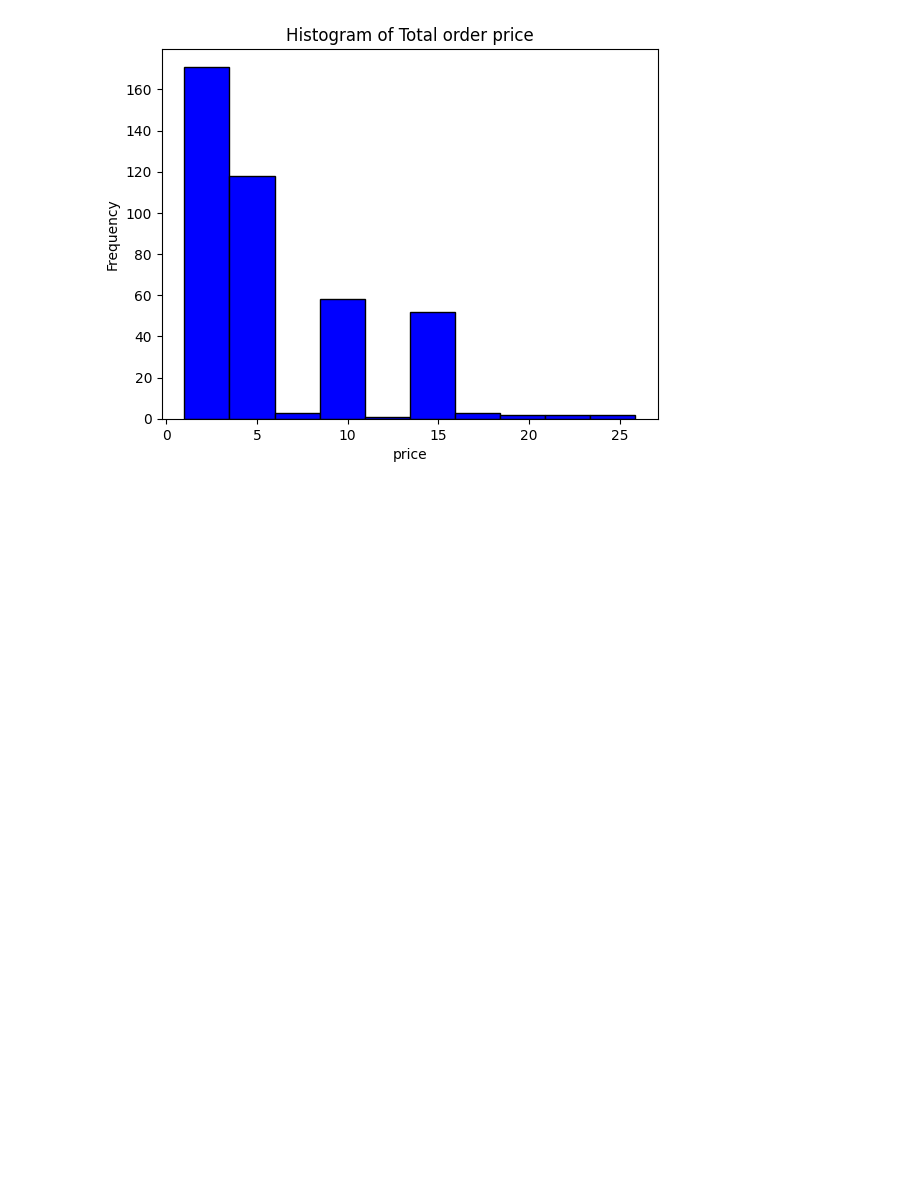
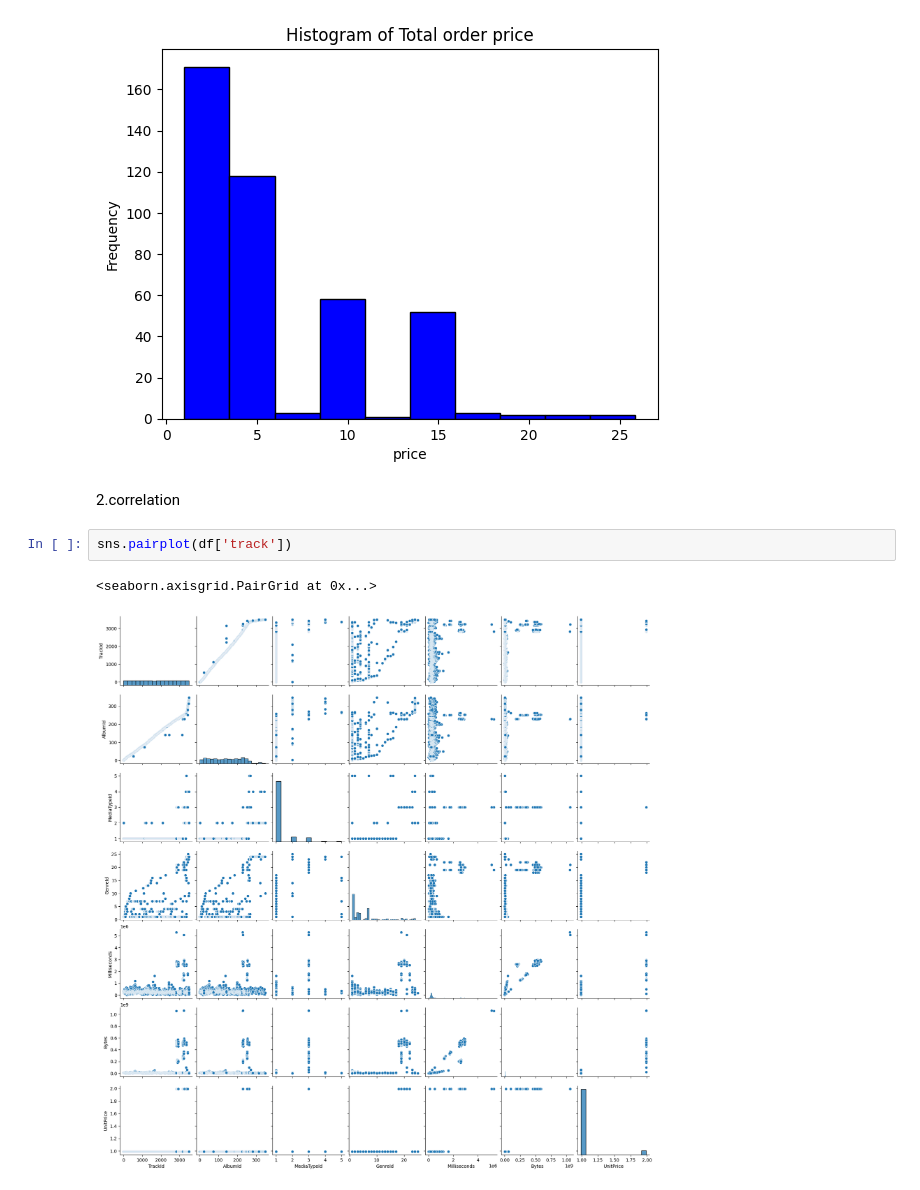
Before and after one commit to Mostafa2rz1/Chinook, a Jupyter notebook: 2.EDA/EDA.ipynb, the cells around one changed output. Cells and saved outputs as stored; diff of their text form; blank space fills up the shorter version.

```diff
--- a/2.EDA/EDA.ipynb
+++ b/2.EDA/EDA.ipynb
@@ -422,3 +435,10 @@ plt.ylabel('Frequency')
 plt.show()
 # %% [output]
 [figure]
+# %% [markdown]
+2.correlation
+# %%
+sns.pairplot(df['track'])
+# %% [output]
+<seaborn.axisgrid.PairGrid at 0x...>
+[figure, added]
```
Also changed, not shown: parts of 9 cells of this notebook, 2 other files.
